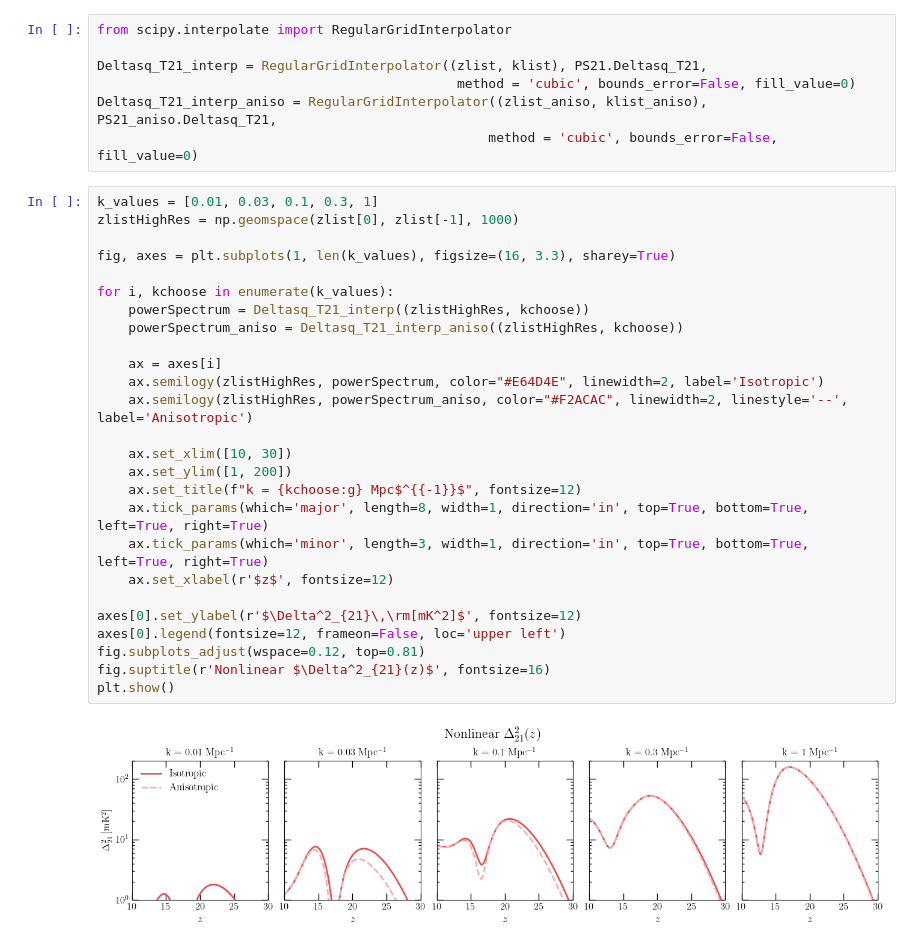
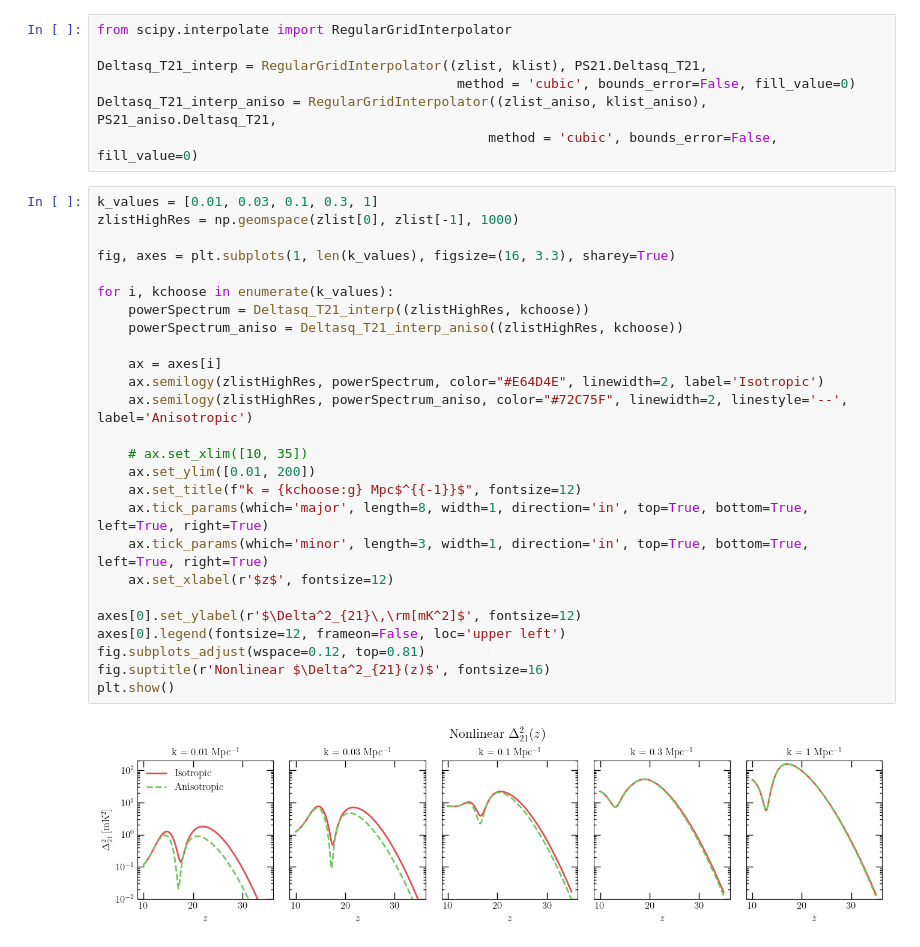
Before and after one commit to ryanyrzh/Zeus21, a Jupyter notebook: aniso_tests/aniso_PopIII.ipynb, the cells around one changed output. Cells and saved outputs as stored; diff of their text form.

Commit message:
Minor formatting of 21-cm plots

```diff
--- a/aniso_tests/aniso_PopIII.ipynb
+++ b/aniso_tests/aniso_PopIII.ipynb
@@ -216,31 +216,31 @@ Deltasq_T21_interp_aniso = RegularGridInterpolator((zlist_aniso, klist_aniso), P
 # %%
 k_values = [0.01, 0.03, 0.1, 0.3, 1]
 zlistHighRes = np.geomspace(zlist[0], zlist[-1], 1000)
 
 fig, axes = plt.subplots(1, len(k_values), figsize=(16, 3.3), sharey=True)
 
 for i, kchoose in enumerate(k_values):
     powerSpectrum = Deltasq_T21_interp((zlistHighRes, kchoose))
     powerSpectrum_aniso = Deltasq_T21_interp_aniso((zlistHighRes, kchoose))
 
     ax = axes[i]
     ax.semilogy(zlistHighRes, powerSpectrum, color="#E64D4E", linewidth=2, label='Isotropic')
-    ax.semilogy(zlistHighRes, powerSpectrum_aniso, color="#F2ACAC", linewidth=2, linestyle='--', label='Anisotropic')
+    ax.semilogy(zlistHighRes, powerSpectrum_aniso, color="#72C75F", linewidth=2, linestyle='--', label='Anisotropic')
 
-    ax.set_xlim([10, 30])
-    ax.set_ylim([1, 200])
+    # ax.set_xlim([10, 35])
+    ax.set_ylim([0.01, 200])
     ax.set_title(f"k = {kchoose:g} Mpc$^{{-1}}$", fontsize=12)
     ax.tick_params(which='major', length=8, width=1, direction='in', top=True, bottom=True, left=True, right=True)
     ax.tick_params(which='minor', length=3, width=1, direction='in', top=True, bottom=True, left=True, right=True)
     ax.set_xlabel(r'$z$', fontsize=12)
 
 axes[0].set_ylabel(r'$\Delta^2_{21}\,\rm[mK^2]$', fontsize=12)
 axes[0].legend(fontsize=12, frameon=False, loc='upper left')
 fig.subplots_adjust(wspace=0.12, top=0.81)
 fig.suptitle(r'Nonlinear $\Delta^2_{21}(z)$', fontsize=16)
 plt.show()
 # %% [output]
-[figure, old version]
+[figure, new version]
 # %%
 z_values = [10, 15, 20, 25, 30]
 klistHighRes = np.geomspace(1e-4, 1e1, 1000)
```
Also changed, not shown: parts of 1 cell of this notebook, 1 other file.
